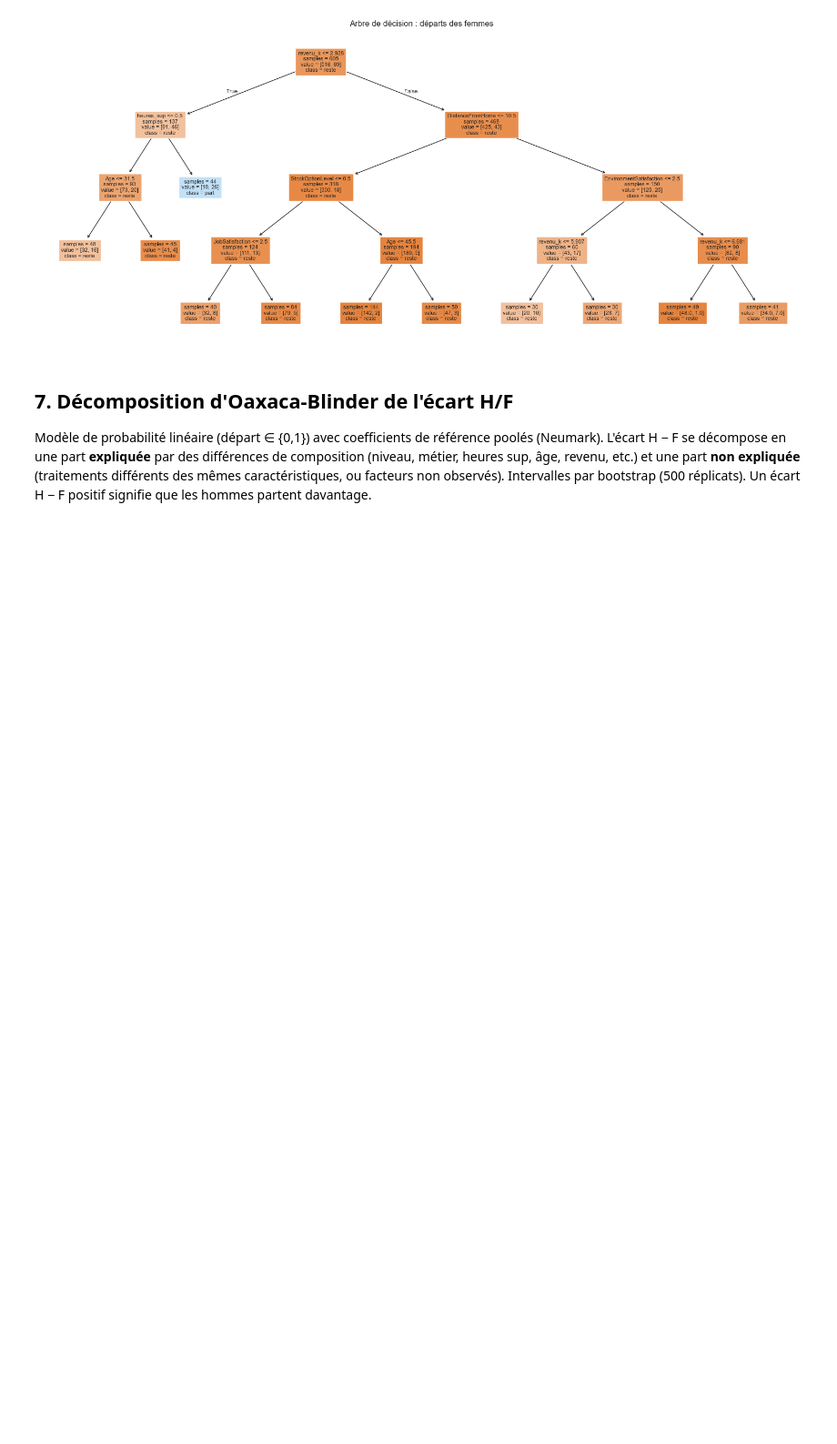
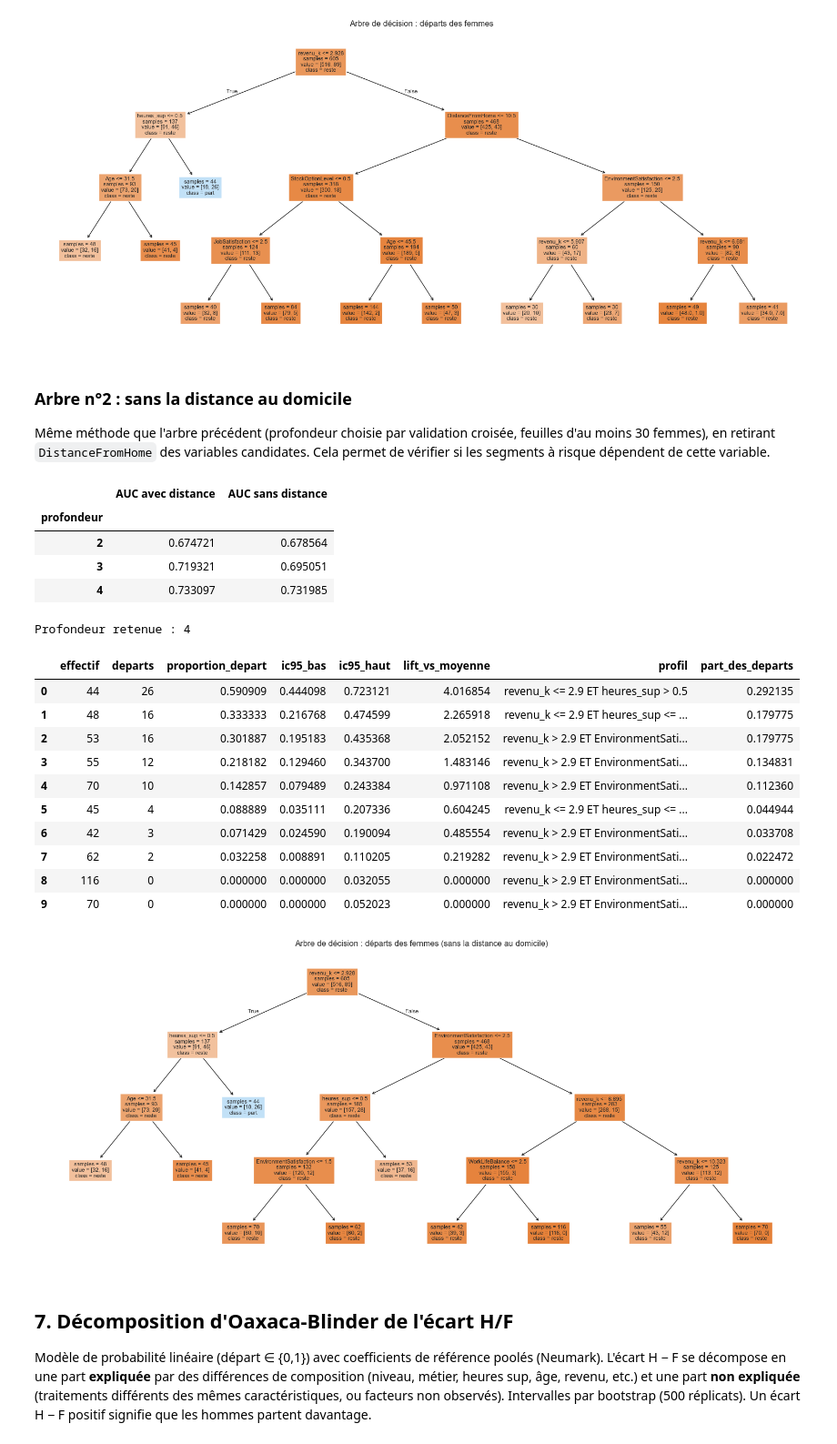
Before and after one commit to alexloug/capgemini-invent-ozone, a Jupyter notebook: notebooks/05_women_attrition.ipynb, the cells around one changed output. Shown at 91% size. Cells and saved outputs as stored; diff of their text form; code cells hidden in the pictures; blank space fills up the shorter version.

```diff
--- a/notebooks/05_women_attrition.ipynb
+++ b/notebooks/05_women_attrition.ipynb
@@ -445,6 +445,54 @@ Profondeur retenue : 4
 | 9 | 49 | 1 | 0.020408 | 0.003612 | 0.106935 | 0.138730 | revenu_k > 2.9 ET DistanceFromHom... | 0.011236 |
 | 10 | 144 | 2 | 0.013889 | 0.003817 | 0.049223 | 0.094413 | revenu_k > 2.9 ET DistanceFromHom... | 0.022472 |
 [figure]
+# %% [markdown]
+### Arbre n°2 : sans la distance au domicile
+Même méthode que l'arbre précédent (profondeur choisie par validation croisée, feuilles d'au moins 30 femmes), en retirant `DistanceFromHome` des variables candidates. Cela permet de vérifier si les segments à risque dépendent de cette variable.
+# %%
+FEATS2 = [f for f in FEATS if f != "DistanceFromHome"]
+res_depth2 = {}
+for depth in [2, 3, 4]:
+    arbre = DecisionTreeClassifier(max_depth=depth, min_samples_leaf=30, random_state=42)
+    res_depth2[depth] = cross_val_score(arbre, F[FEATS2], F.depart, cv=cv, scoring="roc_auc").mean()
+display(pd.DataFrame({"AUC avec distance": res_depth, "AUC sans distance": res_depth2}).rename_axis("profondeur"))
+best2 = max(res_depth2, key=res_depth2.get)
+tree2 = DecisionTreeClassifier(max_depth=best2, min_samples_leaf=30, random_state=42).fit(F[FEATS2], F.depart)
+print("Profondeur retenue :", best2)
+
+regles2 = leaf_rules(tree2, FEATS2)
+F["_feuille"] = tree2.apply(F[FEATS2])
+seg2 = F.groupby("_feuille").depart.agg(effectif="size", departs="sum", proportion_depart="mean").reset_index()
+seg2["ic95_bas"], seg2["ic95_haut"] = proportion_confint(seg2.departs, seg2.effectif, method="wilson")
+seg2["lift_vs_moyenne"] = seg2.proportion_depart / F.depart.mean()
+seg2["profil"] = seg2["_feuille"].map(regles2)
+seg2 = seg2.drop(columns="_feuille").sort_values("proportion_depart", ascending=False).reset_index(drop=True)
+seg2["part_des_departs"] = seg2.departs / F.depart.sum()
+display(export_table(seg2, "05_segments_femmes_sans_distance"))
+F = F.drop(columns="_feuille")
+
+fig, ax = plt.subplots(figsize=(16, 7))
+plot_tree(tree2, feature_names=FEATS2, class_names=["reste", "part"], filled=True, impurity=False, proportion=False, fontsize=8, ax=ax)
+ax.set_title("Arbre de décision : départs des femmes (sans la distance au domicile)")
+save_figure(fig, "05_arbre_femmes_sans_distance")
+# %% [output]
+|  | AUC avec distance | AUC sans distance |
+| profondeur |  |  |
+| 2 | 0.674721 | 0.678564 |
+| 3 | 0.719321 | 0.695051 |
+| 4 | 0.733097 | 0.731985 |
+Profondeur retenue : 4
+|  | effectif | departs | proportion_depart | ic95_bas | ic95_haut | lift_vs_moyenne | profil | part_des_departs |
+| 0 | 44 | 26 | 0.590909 | 0.444098 | 0.723121 | 4.016854 | revenu_k <= 2.9 ET heures_sup > 0.5 | 0.292135 |
+| 1 | 48 | 16 | 0.333333 | 0.216768 | 0.474599 | 2.265918 | revenu_k <= 2.9 ET heures_sup <= ... | 0.179775 |
+| 2 | 53 | 16 | 0.301887 | 0.195183 | 0.435368 | 2.052152 | revenu_k > 2.9 ET EnvironmentSati... | 0.179775 |
+| 3 | 55 | 12 | 0.218182 | 0.129460 | 0.343700 | 1.483146 | revenu_k > 2.9 ET EnvironmentSati... | 0.134831 |
+| 4 | 70 | 10 | 0.142857 | 0.079489 | 0.243384 | 0.971108 | revenu_k > 2.9 ET EnvironmentSati... | 0.112360 |
+| 5 | 45 | 4 | 0.088889 | 0.035111 | 0.207336 | 0.604245 | revenu_k <= 2.9 ET heures_sup <= ... | 0.044944 |
+| 6 | 42 | 3 | 0.071429 | 0.024590 | 0.190094 | 0.485554 | revenu_k > 2.9 ET EnvironmentSati... | 0.033708 |
+| 7 | 62 | 2 | 0.032258 | 0.008891 | 0.110205 | 0.219282 | revenu_k > 2.9 ET EnvironmentSati... | 0.022472 |
+| 8 | 116 | 0 | 0.000000 | 0.000000 | 0.032055 | 0.000000 | revenu_k > 2.9 ET EnvironmentSati... | 0.000000 |
+| 9 | 70 | 0 | 0.000000 | 0.000000 | 0.052023 | 0.000000 | revenu_k > 2.9 ET EnvironmentSati... | 0.000000 |
+[figure, added]
 # %% [markdown]
 ## 7. Décomposition d'Oaxaca-Blinder de l'écart H/F
 Modèle de probabilité linéaire (départ ∈ {0,1}) avec coefficients de référence poolés (Neumark). L'écart H − F se décompose en une part **expliquée** par des différences de composition (niveau, métier, heures sup, âge, revenu, etc.) et une part **non expliquée** (traitements différents des mêmes caractéristiques, ou facteurs non observés). Intervalles par bootstrap (500 réplicats). Un écart H − F positif signifie que les hommes partent davantage.
```
Also changed, not shown: 17 other files.
